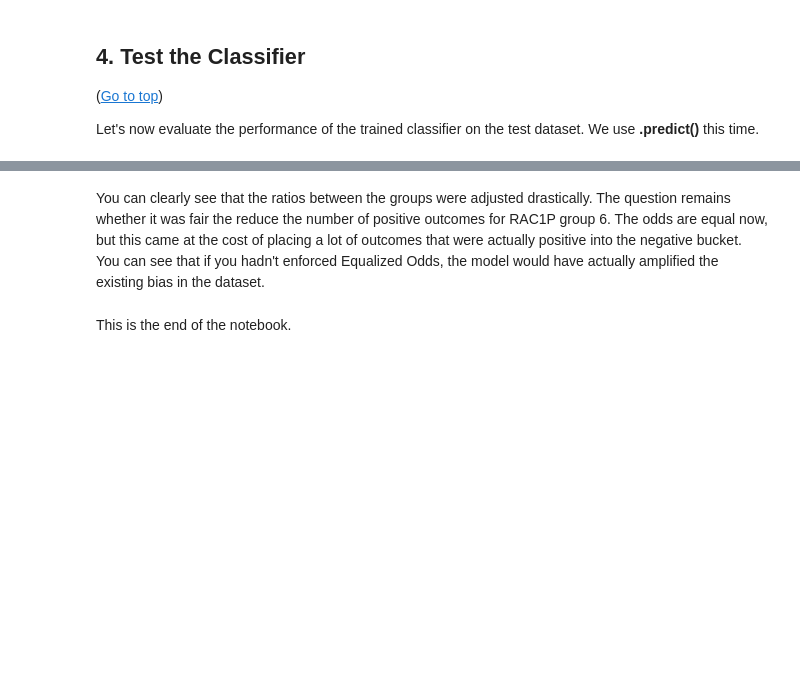
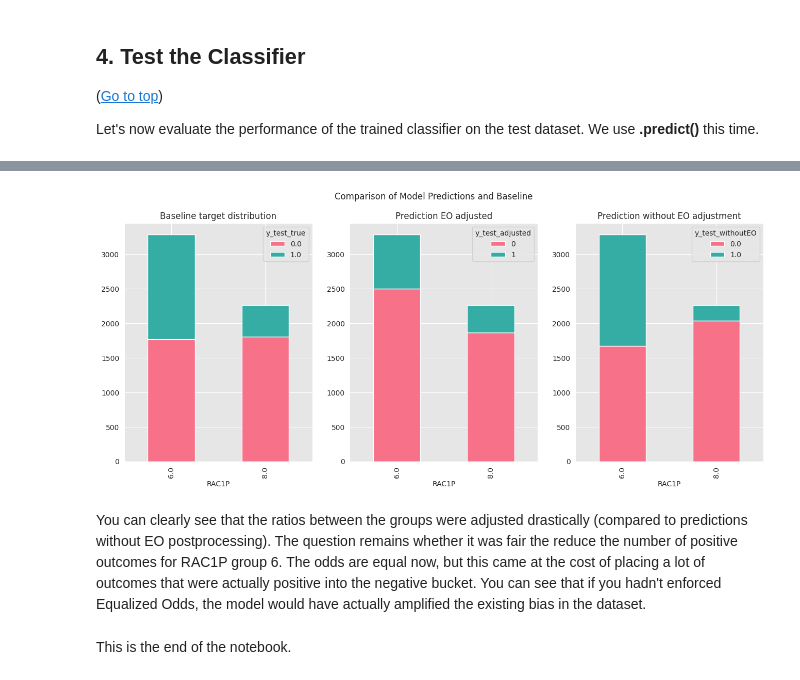
Before and after one commit to aws-samples/aws-machine-learning-university-responsible-ai, a Jupyter notebook: notebooks/day_3/MLA-RESML-ODDS.ipynb, the cells around one changed output, grey strips where cells are left out. Saved outputs shown, nothing was run; the diff lists cells and outputs as text; code cells hidden in the pictures; blank space fills up the shorter version.

```diff
--- a/notebooks/day_3/MLA-RESML-ODDS.ipynb
+++ b/notebooks/day_3/MLA-RESML-ODDS.ipynb
@@ -450,8 +450,23 @@ eo_model = ThresholdOptimizer(
     predict_method="deprecated",
 )
 
+# Learn the transformation & extract feature names
+data_processor.fit(X_train)
+
+# To extract feature names we first need to fit the data processor as this will generate the one hot encoding
+ft_names = numerical_features + list(
+    data_processor.transformers_[1][1]
+    .named_steps["cat_encoder"]
+    .get_feature_names(categorical_features)
+)
+
+# Add column names and convert to data frame
+X_train_prep = pd.DataFrame(
+        data_processor.transform(X_train).todense(), columns=ft_names
+    )
+
 # Adjust the results that the classifier would produce by letting ThresholdOptimizer know what the sensitive features are
-eo_model.fit(X_train, y_train, sensitive_features=train_data["RAC1P"].values)
+eo_model.fit(X_train_prep, y_train, sensitive_features=train_data["RAC1P"].values)
 # %% [output]
 ThresholdOptimizer(constraints='equalized_odds',
                    estimator=LogisticRegression(random_state=0))
@@ -478,7 +493,7 @@ Let's now evaluate the performance of the trained classifier on the test dataset
 # %%
 # Create the adjusted predictions for test and convert to dataframe
 y_test_adjusted = eo_model.predict(
-    test_data[model_features], sensitive_features=test_data["RAC1P"].values
+    data_processor.transform(test_data[model_features]).todense(), sensitive_features=test_data["RAC1P"].values
 )
 
 # Let's have a look at the adjusted outputs for the test dataset
@@ -536,4 +503,43 @@ plt.ylim(0, 2600)
+# %%
+# Join the data, adjusted predictions, original predictions, and the true outcome
+eop_df_test = pd.DataFrame(
+    {
+        "RAC1P": test_data["RAC1P"].reset_index(drop=True),
+        "y_test_adjusted": y_test_adjusted,
+        "y_test_true": test_data[model_target].reset_index(drop=True),
+        "y_test_withoutEO": pipeline.predict(test_data[model_features]),
+    }
+)
+
+%matplotlib inline
+# Initialize figure
+fig, (ax1, ax2, ax3) = plt.subplots(1, 3, figsize=(16, 6))
+
+# Set title of figure
+fig.suptitle("Comparison of Model Predictions and Baseline")
+
+# Set title
+ax1.title.set_text("Baseline target distribution")
+ax2.title.set_text("Prediction EO adjusted")
+ax3.title.set_text("Prediction without EO adjustment")
+
+# Create plots
+eop_df_test.groupby(["RAC1P", "y_test_true"]).size().unstack().plot(
+    kind="bar", stacked=True, color=sns.husl_palette(2), ax=ax1
+)
+eop_df_test.groupby(["RAC1P", "y_test_adjusted"]).size().unstack().plot(
+    kind="bar", stacked=True, color=sns.husl_palette(2), ax=ax2
+)
+
+eop_df_test.groupby(["RAC1P", "y_test_withoutEO"]).size().unstack().plot(
+    kind="bar", stacked=True, color=sns.husl_palette(2), ax=ax3
+)
+# Align y-axis
+ax2.sharey(ax1)
+ax3.sharey(ax1)
+# %% [output]
+[figure, added]
 # %% [markdown]
-You can clearly see that the ratios between the groups were adjusted drastically. The question remains whether it was fair the reduce the number of positive outcomes for RAC1P group 6. The odds are equal now, but this came at the cost of placing a lot of outcomes that were actually positive into the negative bucket. You can see that if you hadn't enforced Equalized Odds, the model would have actually amplified the existing bias in the dataset.
+You can clearly see that the ratios between the groups were adjusted drastically (compared to predictions without EO postprocessing). The question remains whether it was fair the reduce the number of positive outcomes for RAC1P group 6. The odds are equal now, but this came at the cost of placing a lot of outcomes that were actually positive into the negative bucket. You can see that if you hadn't enforced Equalized Odds, the model would have actually amplified the existing bias in the dataset.
 # %% [markdown]
 This is the end of the notebook.
```
Also changed, not shown: parts of 15 cells of this notebook.
